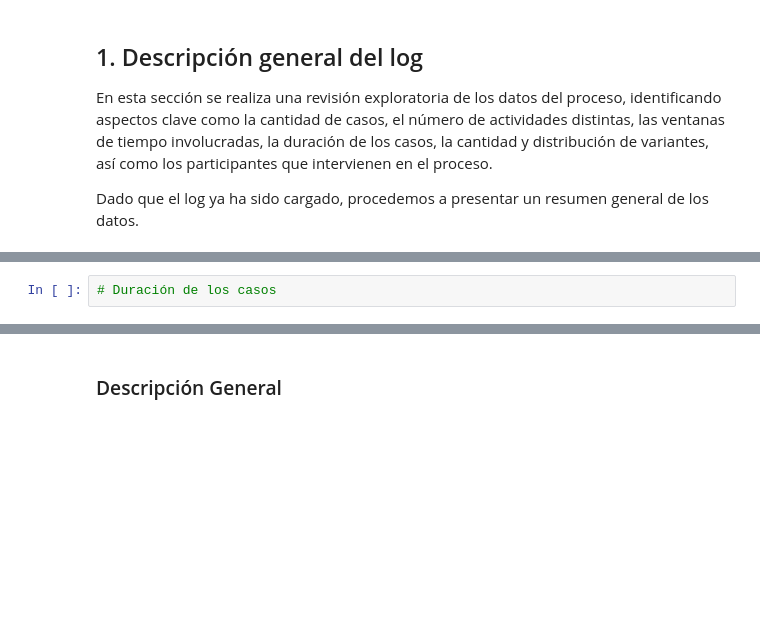
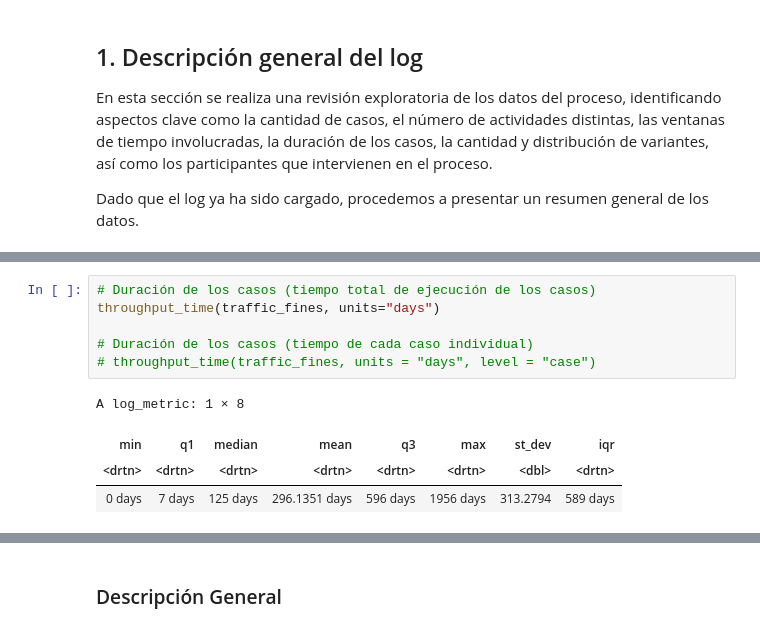
Before and after one commit to fcordovav/Tarea_INFO286_2025_I, a Jupyter notebook: main.ipynb, the cells around one changed output, grey strips where cells are left out. Saved outputs shown, nothing was run; the diff lists cells and outputs as text; blank space fills up the shorter version.

```diff
--- a/main.ipynb
+++ b/main.ipynb
@@ -100,3 +106,12 @@ A tibble: 11 × 1
 # %%
-# Duración de los casos
+# Duración de los casos (tiempo total de ejecución de los casos)
+throughput_time(traffic_fines, units="days")
+
+# Duración de los casos (tiempo de cada caso individual)
+# throughput_time(traffic_fines, units = "days", level = "case")
+# %% [output]
+A log_metric: 1 × 8
+| min | q1 | median | mean | q3 | max | st_dev | iqr |
+| <drtn> | <drtn> | <drtn> | <drtn> | <drtn> | <drtn> | <dbl> | <drtn> |
+| 0 days | 7 days | 125 days | 296.1351 days | 596 days | 1956 days | 313.2794 | 589 days |
 # %%
```
Also changed, not shown: parts of 14 cells of this notebook.
